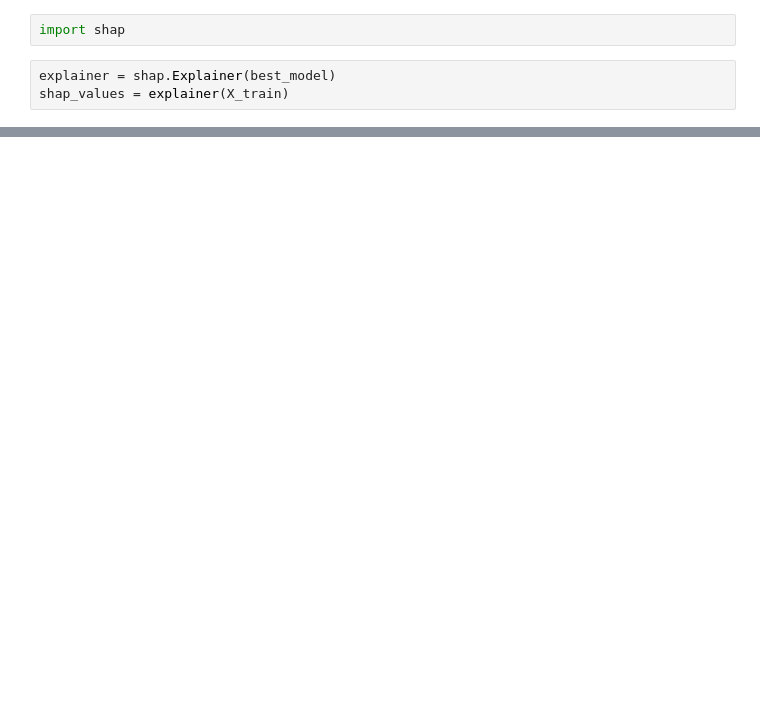
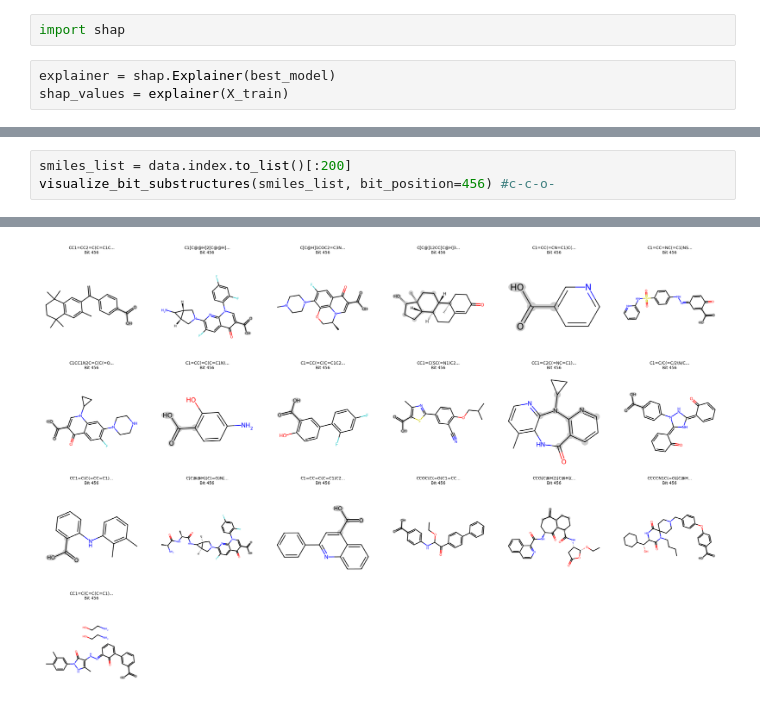
Before and after one commit to SHASANKsp/DILI-predictions, a Jupyter notebook: Untitled.ipynb, the cells around one changed output, grey strips where cells are left out. Drawn from its saved outputs; the diff is of its cells as text; blank space fills up the shorter version.

```diff
--- a/Untitled.ipynb
+++ b/Untitled.ipynb
@@ -261,0 +467,4 @@ plt.show()
+# %%
+smiles_list = data.index.to_list()[:200]
+visualize_bit_substructures(smiles_list, bit_position=456) #c-c-o-
+# %% [output]
@@ -261,0 +488 @@ plt.show()
+[figure, added]
```
Also changed, not shown: parts of 26 cells of this notebook, 1 other file.
